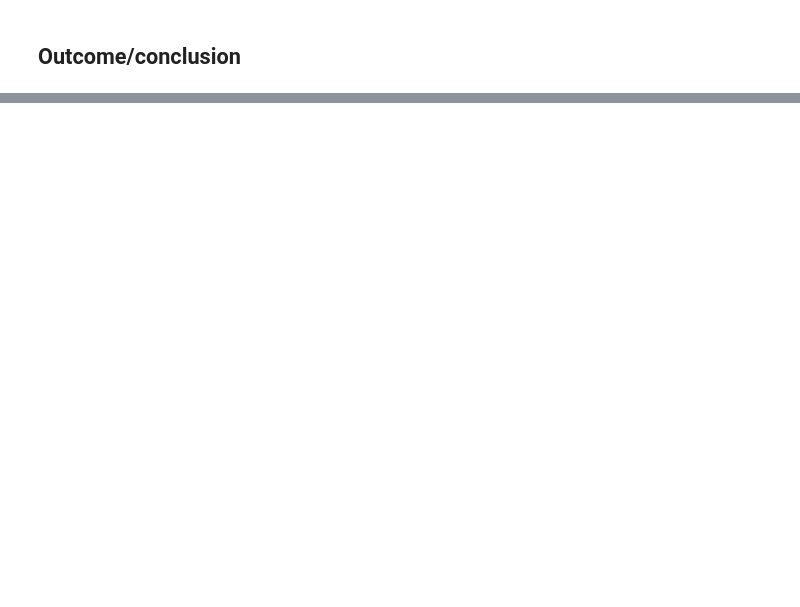
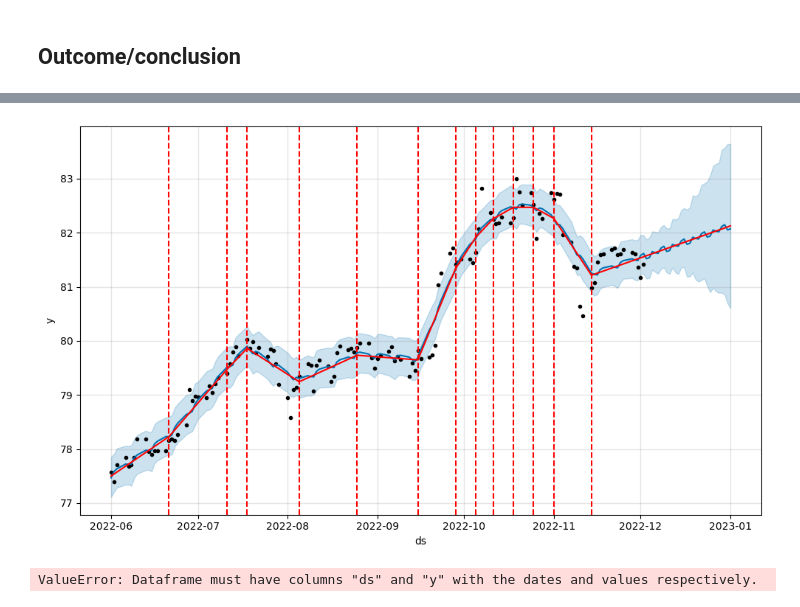
Before and after one commit to r15hank/currency-predictor, a Jupyter notebook: currency_predictor.ipynb, the cells around one changed output, grey strips where cells are left out. Saved outputs shown, nothing was run; the diff lists cells and outputs as text; code cells hidden in the pictures; blank space fills up the shorter version.

```diff
--- a/currency_predictor.ipynb
+++ b/currency_predictor.ipynb
@@ -142,0 +218,6 @@ plt.show()
+# %%
+pro_change= Prophet(changepoint_range=0.9)
+forecast = pro_change.fit(train_dataset).predict(future)
+fig= pro_change.plot(forecast)
+a = add_changepoints_to_plot(fig.gca(), pro_change, forecast)
+# %% [output]
@@ -142,0 +226,16 @@ plt.show()
+[figure, added]
+# %%
+#Additional Regressor
+pro_regressor = Prophet()
+
+
+#Fitting the data
+pro_regressor.fit(xtrain)
+future_data = pro_regressor.make_future_dataframe(periods=90)
+
+
+#forecast the data for Test data
+forecast_data = pro_regressor.predict(train_dataset)
+pro_regressor.plot(forecast_data)
+# %% [output]
+ValueError: Dataframe must have columns "ds" and "y" with the dates and values respectively.
```
Also changed, not shown: parts of 15 cells of this notebook.
